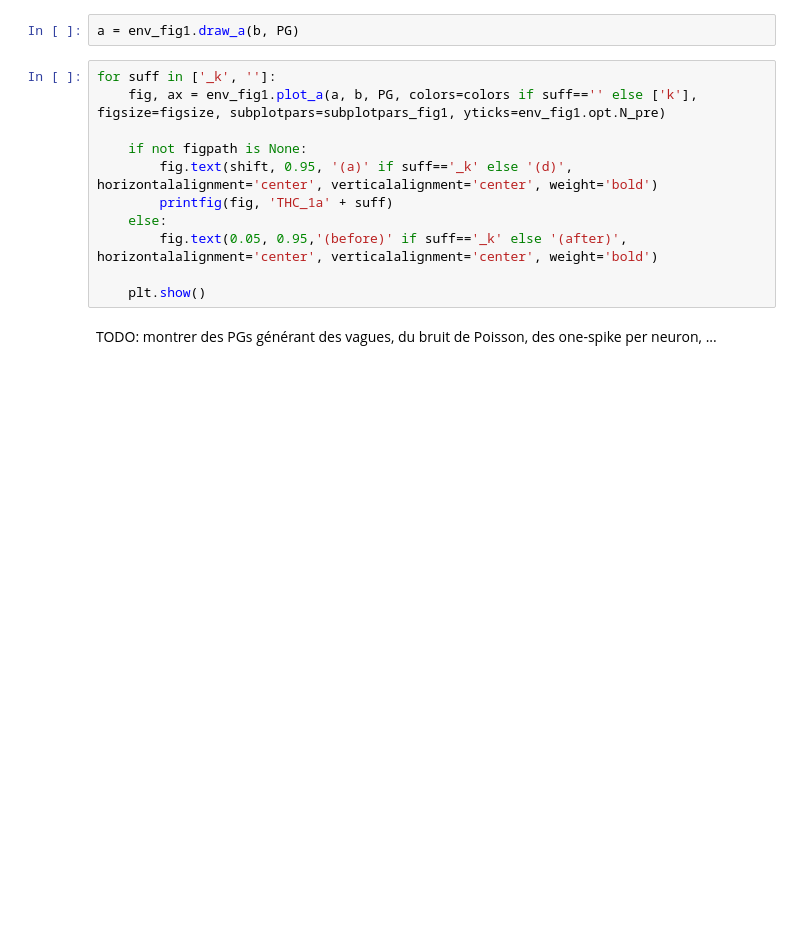
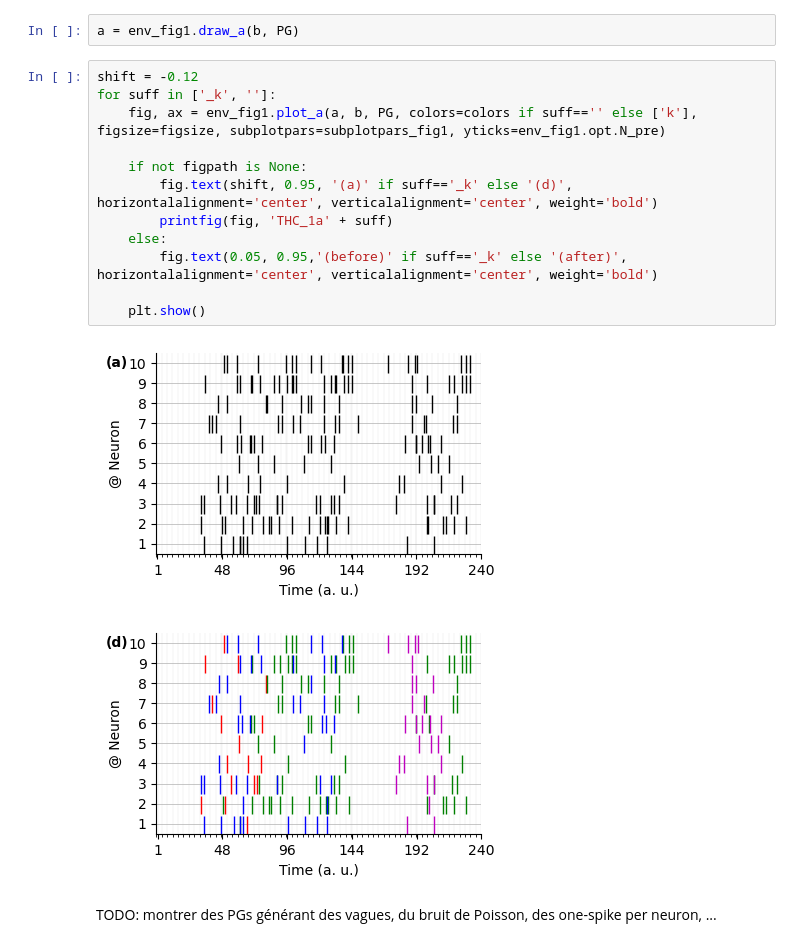
Before and after one commit to SpikeAI/TemporallyHeterogeneousConnections, a Jupyter notebook: dev/2022-11-30_ABCD_BiolCyb.ipynb, the cells around one changed output. Drawn from its saved outputs; the diff is of its cells as text; blank space fills up the shorter version.

```diff
--- a/dev/2022-11-30_ABCD_BiolCyb.ipynb
+++ b/dev/2022-11-30_ABCD_BiolCyb.ipynb
@@ -464,16 +537,20 @@ env_fig1.opt.N_pre, a.shape, b.shape
 # %%
 a = env_fig1.draw_a(b, PG)
 # %%
+shift = -0.12
 for suff in ['_k', '']:
     fig, ax = env_fig1.plot_a(a, b, PG, colors=colors if suff=='' else ['k'], figsize=figsize, subplotpars=subplotpars_fig1, yticks=env_fig1.opt.N_pre)
 
     if not figpath is None:
         fig.text(shift, 0.95, '(a)' if suff=='_k' else '(d)', horizontalalignment='center', verticalalignment='center', weight='bold')
         printfig(fig, 'THC_1a' + suff)
     else:
         fig.text(0.05, 0.95,'(before)' if suff=='_k' else '(after)', horizontalalignment='center', verticalalignment='center', weight='bold')
 
     plt.show()
+# %% [output]
+[figure, added]
+[figure, added]
 # %% [markdown]
 TODO: montrer des PGs générant des vagues, du bruit de Poisson, des one-spike per neuron, ...
 # %% [markdown]
```
Also changed, not shown: parts of 32 cells of this notebook.
